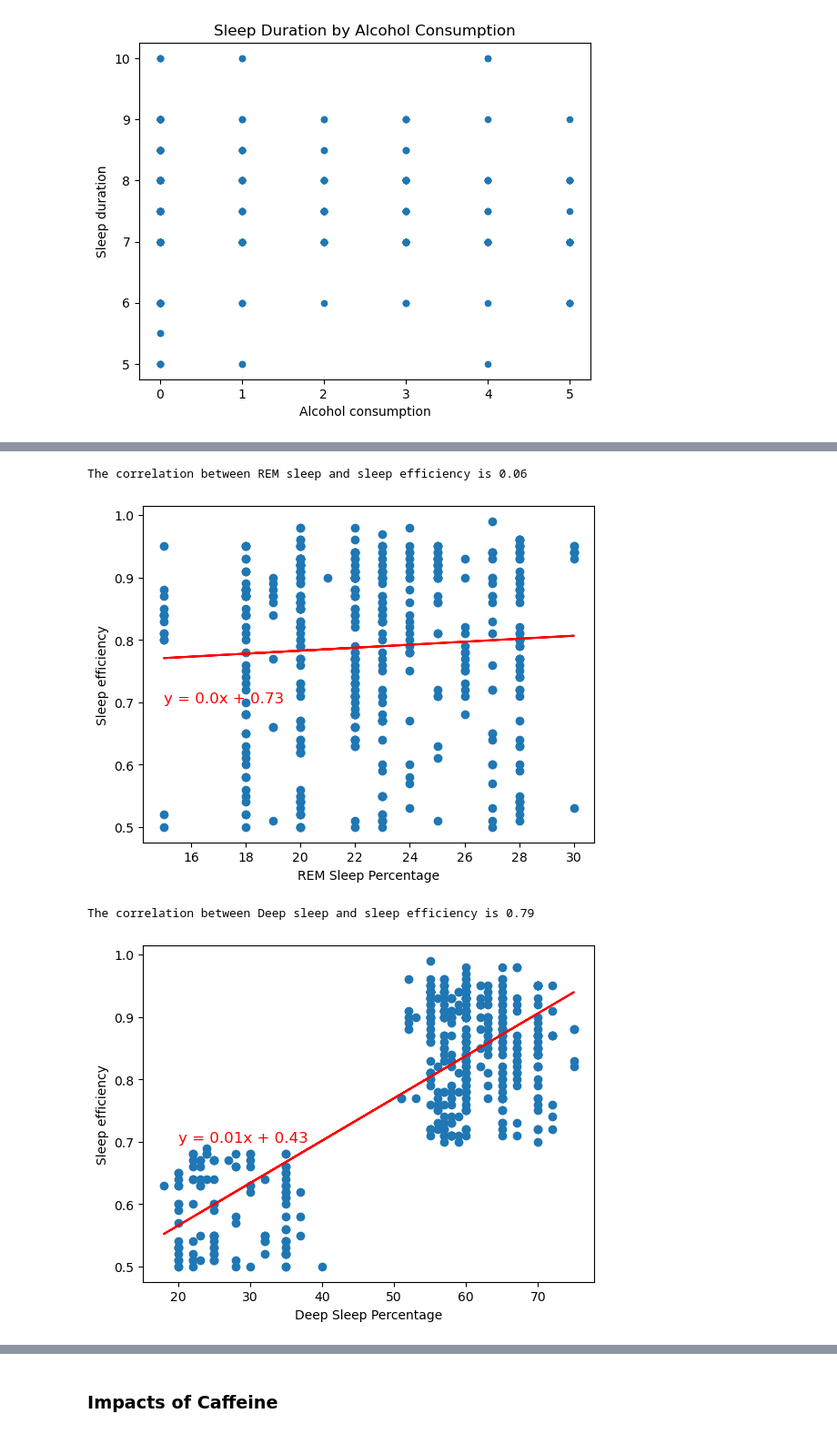
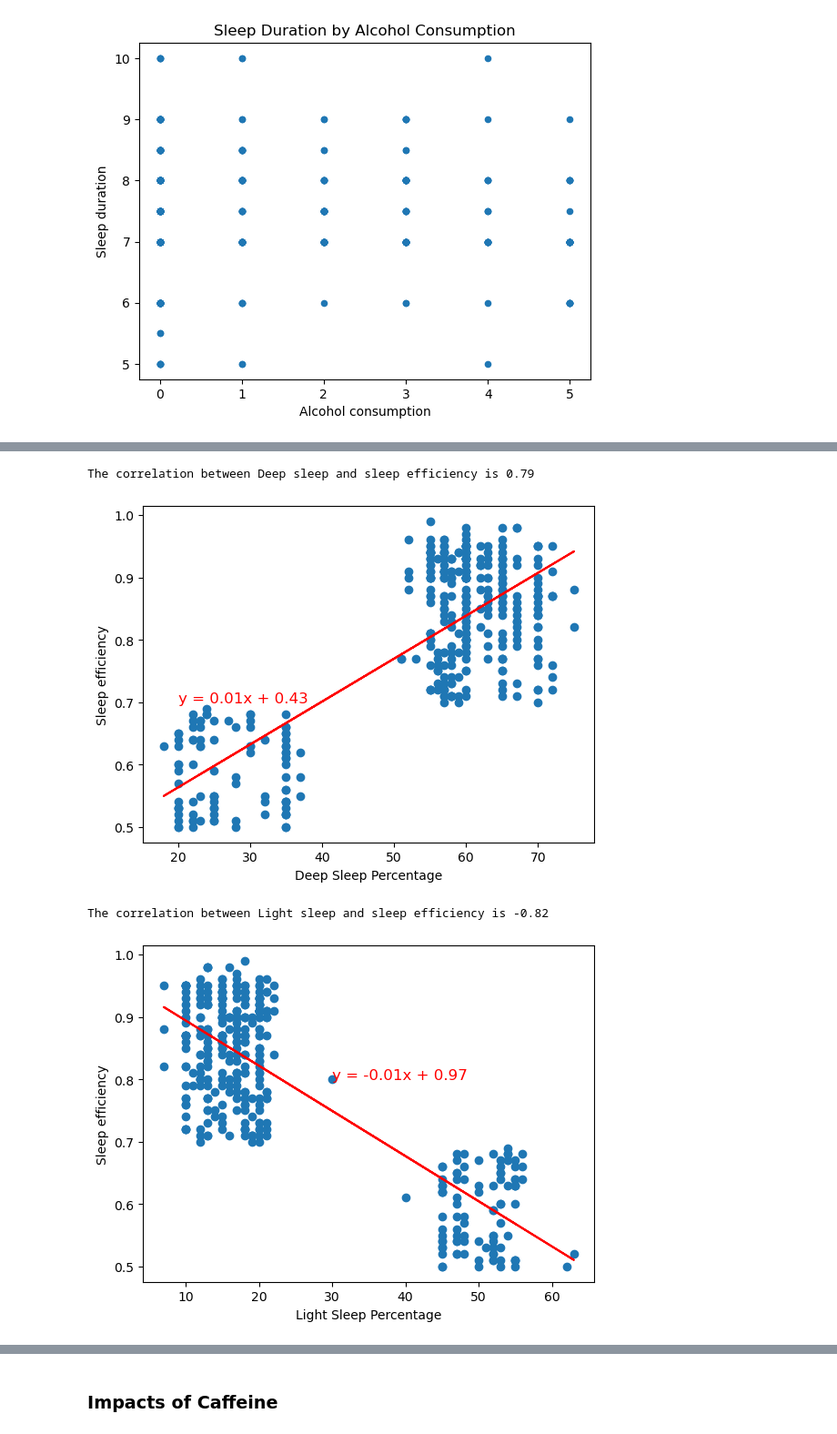
Before and after one commit to JenFreeze/Project_1, a Jupyter notebook: project1.ipynb, the cells around one changed output, grey strips where cells are left out. Shown at 91% size. Saved outputs shown, nothing was run; the diff lists cells and outputs as text; code cells hidden in the pictures.

```diff
--- a/project1.ipynb
+++ b/project1.ipynb
@@ -41,3 +43,7 @@ Alcohol consumption       438
 Smoking status            452
 Exercise frequency        446
 dtype: int64
+# %%
+# Clean data
+clean_sleep = sleep_df.dropna()
+clean_sleep
@@ -193,19 +233,19 @@ The correlation between age and sleep efficiency is 0.1
 # %%
-# Calculate correlation between REM Sleep Percentage and Sleep Efficiency
-correlation = st.pearsonr(sleep_df["REM sleep percentage"], sleep_df["Sleep efficiency"])
+# Calculate correlation between Deep Sleep Percentage and Sleep Efficiency
+correlation = st.pearsonr(clean_sleep["Deep sleep percentage"], clean_sleep["Sleep efficiency"])
 corr = round(correlation[0],2)
-print("The correlation between REM sleep and sleep efficiency is " + str(corr))
-calculate_line(sleep_df["REM sleep percentage"], sleep_df["Sleep efficiency"], "REM Sleep Percentage", "Sleep efficiency", (15,.7))
+print("The correlation between Deep sleep and sleep efficiency is " + str(corr))
+calculate_line(clean_sleep["Deep sleep percentage"], clean_sleep["Sleep efficiency"], "Deep Sleep Percentage", "Sleep efficiency", (20,.7))
 # %% [output]
-The correlation between REM sleep and sleep efficiency is 0.06
+The correlation between Deep sleep and sleep efficiency is 0.79
-[figure, old version]
+[figure, new version]
 # %%
-# Calculate correlation between Deep Sleep Percentage and Sleep Efficiency
-correlation = st.pearsonr(sleep_df["Deep sleep percentage"], sleep_df["Sleep efficiency"])
+# Calculate correlation between Light Sleep Percentage and Sleep Efficiency
+correlation = st.pearsonr(clean_sleep["Light sleep percentage"], clean_sleep["Sleep efficiency"])
 corr = round(correlation[0],2)
-print("The correlation between Deep sleep and sleep efficiency is " + str(corr))
-calculate_line(sleep_df["Deep sleep percentage"], sleep_df["Sleep efficiency"], "Deep Sleep Percentage", "Sleep efficiency", (20,.7))
+print("The correlation between Light sleep and sleep efficiency is " + str(corr))
+calculate_line(clean_sleep["Light sleep percentage"], clean_sleep["Sleep efficiency"], "Light Sleep Percentage", "Sleep efficiency", (30,.8))
 # %% [output]
-The correlation between Deep sleep and sleep efficiency is 0.79
+The correlation between Light sleep and sleep efficiency is -0.82
-[figure, old version]
+[figure, new version]
 # %%
```
Also changed, not shown: parts of 51 cells of this notebook.
